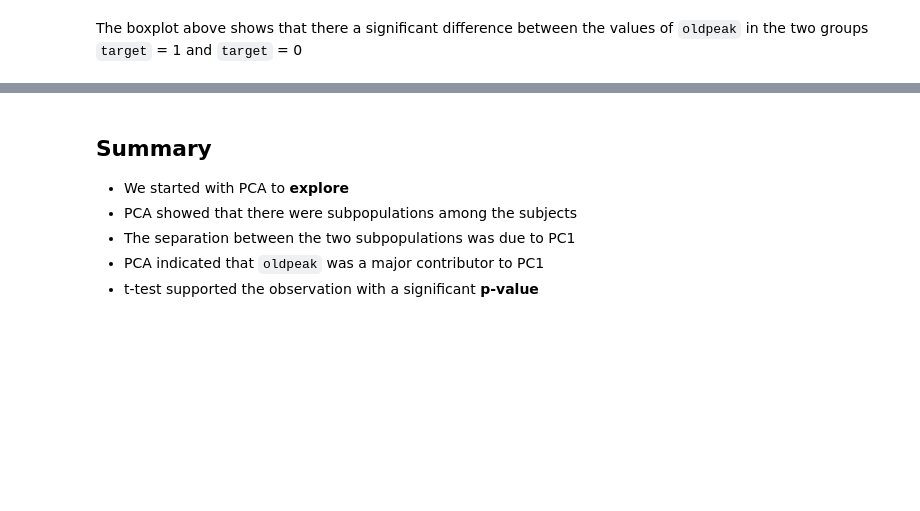
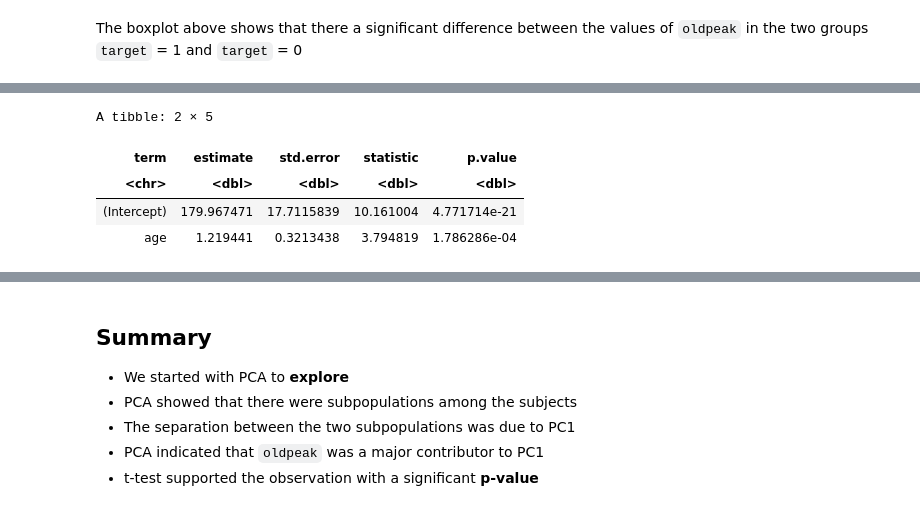
Before and after one commit to SaraAlKarimy/Notebooks, a Jupyter notebook: heart.ipynb, the cells around one changed output, grey strips where cells are left out. Saved outputs shown, nothing was run; the diff lists cells and outputs as text; code cells hidden in the pictures; blank space fills up the shorter version.

```diff
--- a/heart.ipynb
+++ b/heart.ipynb
@@ -364,0 +369,9 @@ The boxplot above shows that there a significant difference between the values o
+# %%
+model = lm (data = heart, formula = chol ~ age)
+broom::tidy(model)
+# %% [output]
+A tibble: 2 × 5
+| term | estimate | std.error | statistic | p.value |
+| <chr> | <dbl> | <dbl> | <dbl> | <dbl> |
+| (Intercept) | 179.967471 | 17.7115839 | 10.161004 | 4.771714e-21 |
+| age | 1.219441 | 0.3213438 | 3.794819 | 1.786286e-04 |
```
Also changed, not shown: parts of 6 cells of this notebook.
